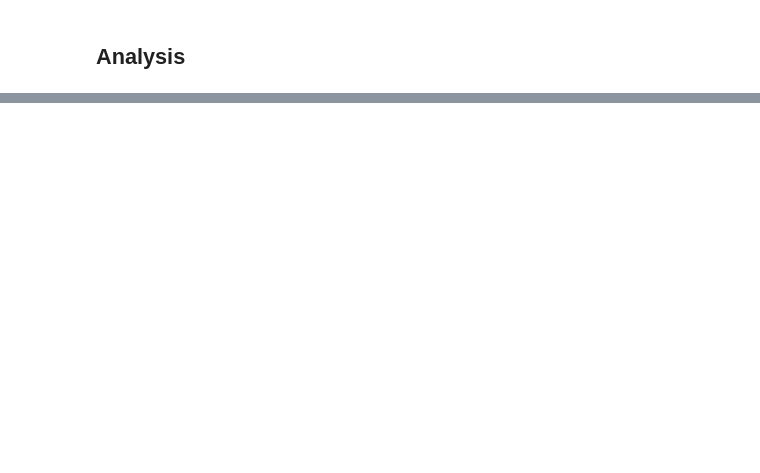
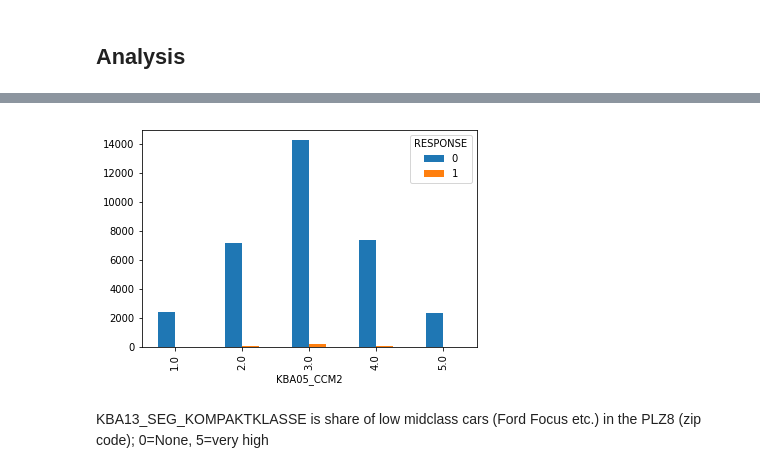
Before and after one commit to mkeisenbach/arvato, a Jupyter notebook: supervised/Supervised Learning Using Ensemble Methods.ipynb, the cells around one changed output, grey strips where cells are left out. Saved outputs shown, nothing was run; the diff lists cells and outputs as text; code cells hidden in the pictures; blank space fills up the shorter version.

```diff
--- a/supervised/Supervised Learning Using Ensemble Methods.ipynb
+++ b/supervised/Supervised Learning Using Ensemble Methods.ipynb
@@ -274,0 +372,6 @@ dtype: int32
+# %%
+mailout_train_clean.groupby('RESPONSE').KBA05_CCM2.value_counts().unstack(level=0).plot.bar();
+# %% [output]
+[figure, added]
+# %% [markdown]
+KBA13_SEG_KOMPAKTKLASSE is share of low midclass cars (Ford Focus etc.) in the PLZ8 (zip code); 0=None, 5=very high
```
Also changed, not shown: parts of 26 cells of this notebook.
